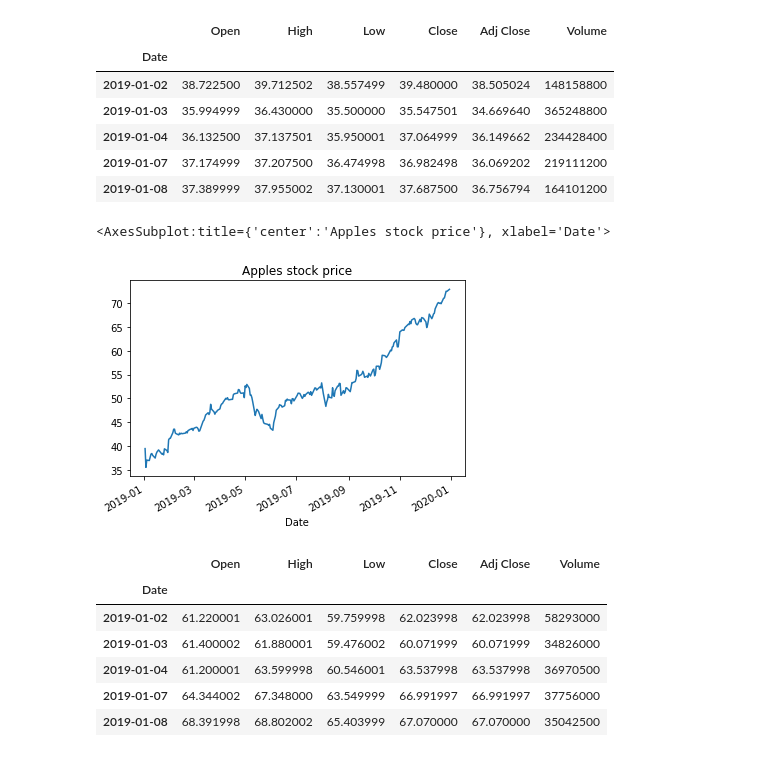
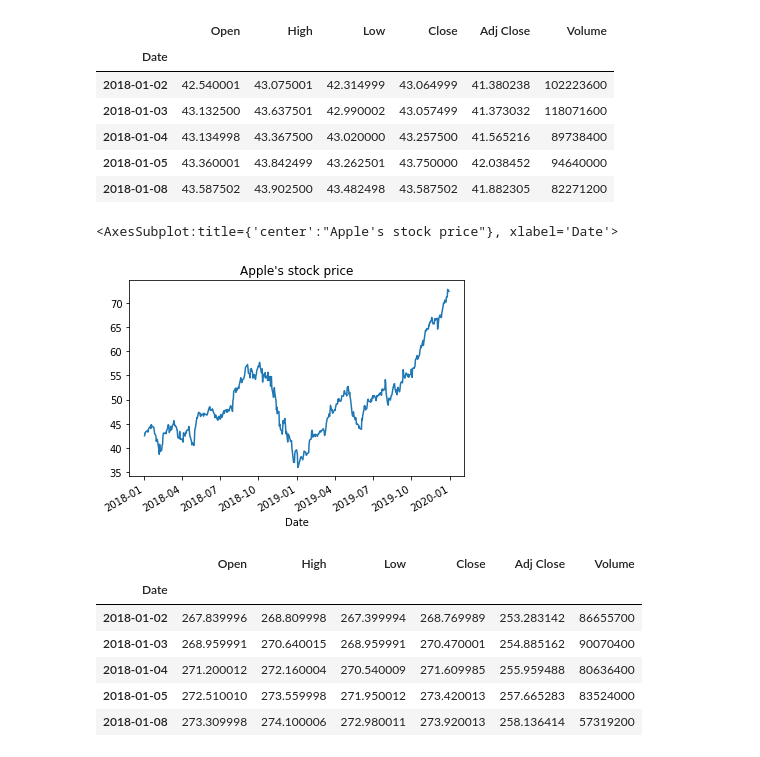
Before and after one commit to Kamran-Afzali/Quantitative-Finance, a Jupyter notebook: LSTM-stock-prediction-with-Keras-functional-API/Dl_Data.ipynb, the cells around one changed output. Saved outputs shown, nothing was run; the diff lists cells and outputs as text; code cells hidden in the pictures.

```diff
--- a/LSTM-stock-prediction-with-Keras-functional-API/Dl_Data.ipynb
+++ b/LSTM-stock-prediction-with-Keras-functional-API/Dl_Data.ipynb
@@ -9,23 +9,23 @@ from yahoofinancials import YahooFinancials
 %matplotlib inline
 # %%
 appl_df = yf.download('AAPL',
-                      start='2019-01-01',
+                      start='2018-01-01',
                       end='2019-12-31',
                       progress=False)
 appl_df.head()
 # %% [output]
 |  | Open | High | Low | Close | Adj Close | Volume |
 | Date |  |  |  |  |  |  |
-| 2019-01-02 | 38.722500 | 39.712502 | 38.557499 | 39.480000 | 38.505024 | 148158800 |
-| 2019-01-03 | 35.994999 | 36.430000 | 35.500000 | 35.547501 | 34.669640 | 365248800 |
-| 2019-01-04 | 36.132500 | 37.137501 | 35.950001 | 37.064999 | 36.149662 | 234428400 |
-| 2019-01-07 | 37.174999 | 37.207500 | 36.474998 | 36.982498 | 36.069202 | 219111200 |
-| 2019-01-08 | 37.389999 | 37.955002 | 37.130001 | 37.687500 | 36.756794 | 164101200 |
+| 2018-01-02 | 42.540001 | 43.075001 | 42.314999 | 43.064999 | 41.380238 | 102223600 |
+| 2018-01-03 | 43.132500 | 43.637501 | 42.990002 | 43.057499 | 41.373032 | 118071600 |
+| 2018-01-04 | 43.134998 | 43.367500 | 43.020000 | 43.257500 | 41.565216 | 89738400 |
+| 2018-01-05 | 43.360001 | 43.842499 | 43.262501 | 43.750000 | 42.038452 | 94640000 |
+| 2018-01-08 | 43.587502 | 43.902500 | 43.482498 | 43.587502 | 41.882305 | 82271200 |
 # %%
-appl_df['Close'].plot(title="Apple's stock price")
+appl_df['Open'].plot(title="Apple's stock price")
 # %% [output]
-<AxesSubplot:title={'center':'Apples stock price'}, xlabel='Date'>
+<AxesSubplot:title={'center':"Apple's stock price"}, xlabel='Date'>
-[figure, old version]
+[figure, new version]
 # %%
 sc = MinMaxScaler(feature_range = (0, 1))
 # %%
@@ -46,19 +46,19 @@ def preproc( data, lag, ratio):
 # %%
 a,b,c,d,e=preproc(appl_df, 15, 0.75)
 # %%
-tsla_df = yf.download('TSLA',
-                      start='2019-01-01',
+spy_df = yf.download('SPY',
+                      start='2018-01-01',
                       end='2019-12-31',
                       progress=False)
-tsla_df.head()
+spy_df.head()
 # %% [output]
 |  | Open | High | Low | Close | Adj Close | Volume |
 | Date |  |  |  |  |  |  |
-| 2019-01-02 | 61.220001 | 63.026001 | 59.759998 | 62.023998 | 62.023998 | 58293000 |
-| 2019-01-03 | 61.400002 | 61.880001 | 59.476002 | 60.071999 | 60.071999 | 34826000 |
-| 2019-01-04 | 61.200001 | 63.599998 | 60.546001 | 63.537998 | 63.537998 | 36970500 |
-| 2019-01-07 | 64.344002 | 67.348000 | 63.549999 | 66.991997 | 66.991997 | 37756000 |
-| 2019-01-08 | 68.391998 | 68.802002 | 65.403999 | 67.070000 | 67.070000 | 35042500 |
+| 2018-01-02 | 267.839996 | 268.809998 | 267.399994 | 268.769989 | 253.283142 | 86655700 |
+| 2018-01-03 | 268.959991 | 270.640015 | 268.959991 | 270.470001 | 254.885162 | 90070400 |
+| 2018-01-04 | 271.200012 | 272.160004 | 270.540009 | 271.609985 | 255.959488 | 80636400 |
+| 2018-01-05 | 272.510010 | 273.559998 | 271.950012 | 273.420013 | 257.665283 | 83524000 |
+| 2018-01-08 | 273.309998 | 274.100006 | 272.980011 | 273.920013 | 258.136414 | 57319200 |
 # %%
 def preproc2( data1, data2, lag, ratio):
     common_dates=list(set(data1.index) & set(data2.index))
```
Also changed, not shown: parts of 17 cells of this notebook, 1 other file.
